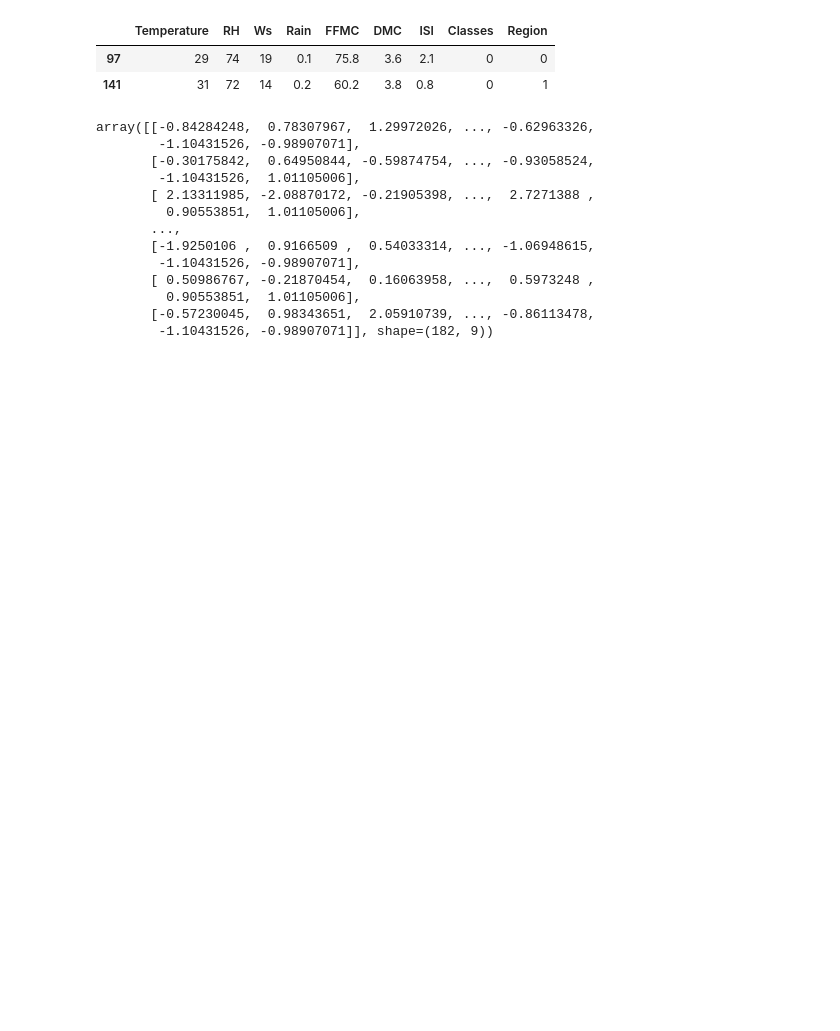
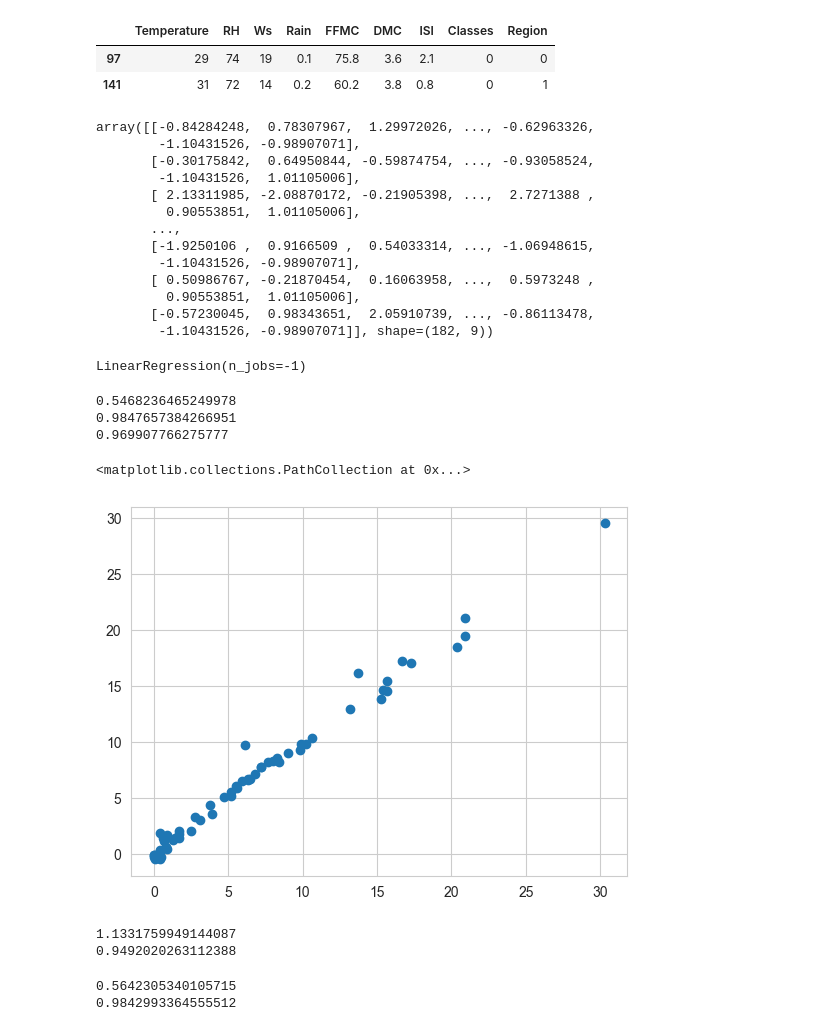
Before and after one commit to Sumit-Avasthi/Machine-Learning, a Jupyter notebook: Project_0.ipynb, the cells around one changed output. Drawn from its saved outputs; the diff is of its cells as text; code cells hidden in the pictures; blank space fills up the shorter version.

Commit message:
Applying Simple Linear,Lasso,Ridge Regression

```diff
--- a/Project_0.ipynb
+++ b/Project_0.ipynb
@@ -528,3 +528,45 @@ array([[-0.84284248,  0.78307967,  1.29972026, ..., -0.62963326,
          0.90553851,  1.01105006],
        [-0.57230045,  0.98343651,  2.05910739, ..., -0.86113478,
         -1.10431526, -0.98907071]], shape=(182, 9))
+# %%
+from sklearn.linear_model import LinearRegression
+
+model = LinearRegression(n_jobs=-1)
+model.fit(X_train,y_train)
+# %% [output]
+LinearRegression(n_jobs=-1)
+# %%
+from sklearn.metrics import mean_absolute_error,r2_score
+y_predict = model.predict(X_test)
+mse = mean_absolute_error(y_test,y_predict)
+r = r2_score(y_test,y_predict)
+print(mse)
+print(r)
+print(r2_score(y_train,model.predict(X_train)))
+plt.scatter(y_test,y_predict)
+# %% [output]
+0.5468236465249978
+0.9847657384266951
+0.969907766275777
+<matplotlib.collections.PathCollection at 0x...>
+[figure, added]
+# %%
+from sklearn.linear_model import Lasso
+from sklearn.metrics import mean_absolute_error,r2_score
+lasso = Lasso()
+lasso.fit(X_train,y_train)
+print(mean_absolute_error(y_test,lasso.predict(X_test)))
+print(r2_score(y_test,lasso.predict(X_test)))
+# %% [output]
+1.1331759949144087
+0.9492020263112388
+# %%
+from sklearn.linear_model import Ridge
+from sklearn.metrics import mean_absolute_error,r2_score
+ridge = Ridge()
+ridge.fit(X_train,y_train)
+print(mean_absolute_error(y_test,ridge.predict(X_test)))
+print(r2_score(y_test,ridge.predict(X_test)))
+# %% [output]
+0.5642305340105715
+0.9842993364555512
```
